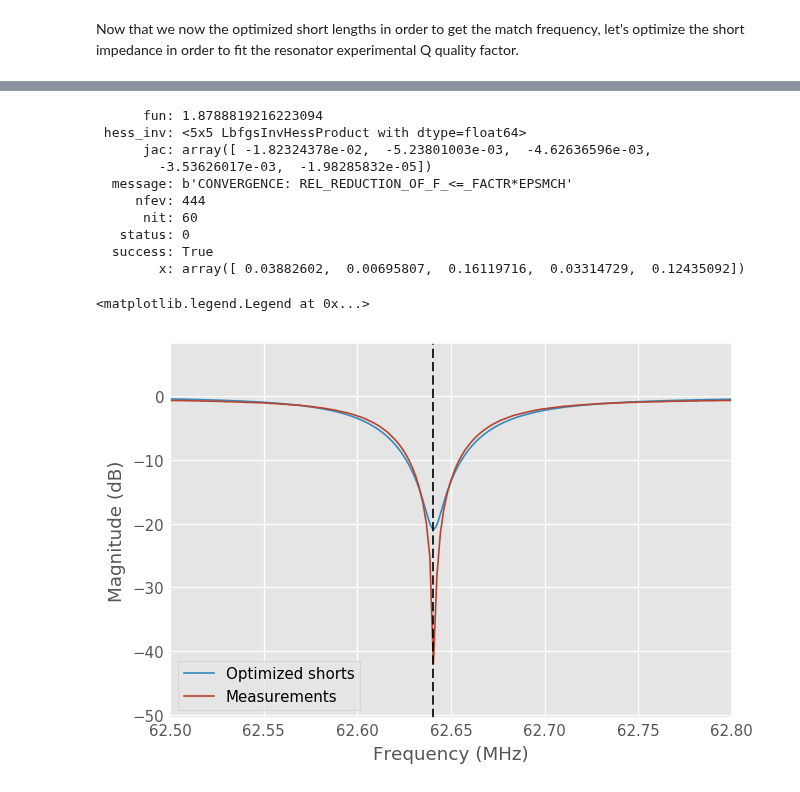
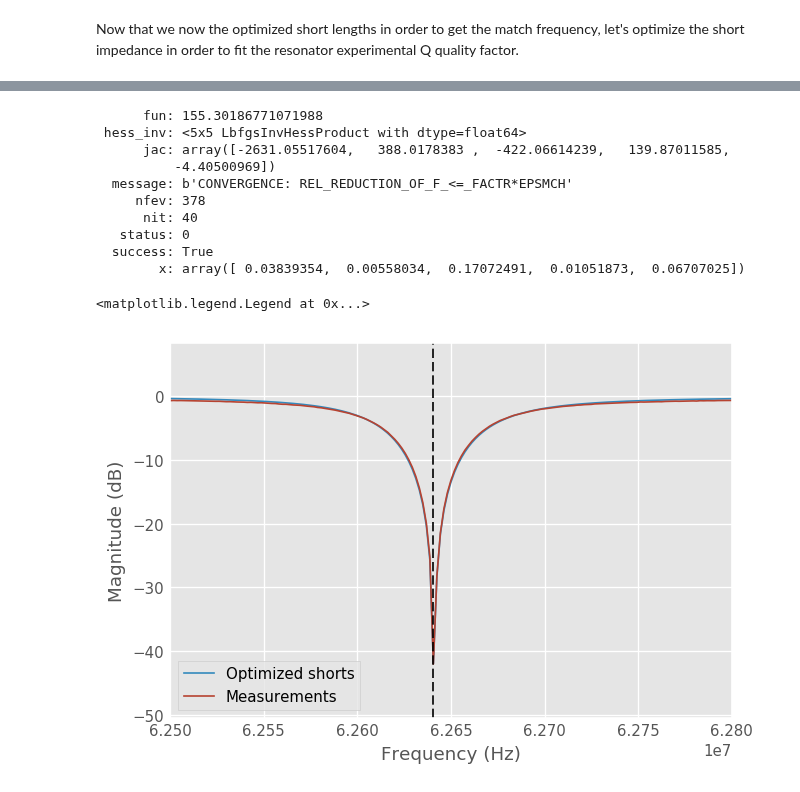
Before and after one commit to jhillairet/tresonator, a Jupyter notebook: Resonator Optimization vs Experimental Data.ipynb, the cells around one changed output, grey strips where cells are left out. Cells and saved outputs as stored; diff of their text form; code cells hidden in the pictures.

```diff
--- a/Resonator Optimization vs Experimental Data.ipynb
+++ b/Resonator Optimization vs Experimental Data.ipynb
@@ -124,26 +84,30 @@ plt.legend(('default short length values', 'optimized short lengths'))
 # %% [markdown]
 Now that we now the optimized short lengths in order to get the match frequency, let's optimize the short impedance in order to fit the resonator experimental Q quality factor.
 # %%
+exp_frequency = rf.frequency.f_2_frequency(exp_freq)
+area_exp = trapz(exp_mag, x=exp_freq)
+
 def optim_fun_impedance(short_properties):
     'Generates a resonator network from short impedance (Z_DUT,Z_CEA) and returns t'
+
     d_DUT, Z_DUT, d_CEA, Z_CEA, d_sstub = short_properties
     # calculates the resonator Network
     res = resonator_network(d_sc_CEA=d_CEA, d_sc_DUT=d_DUT,
                             Z_sc_CEA=Z_CEA, Z_sc_DUT=Z_DUT,
-                            d_sstub=d_sstub)
+                           d_sstub=d_sstub)
 
-    # The experimental frequency band does not match the HFSS simulated one.
-    # So before making any operations between Networks, need to interpolate them
-    exp_frequency = rf.frequency.f_2_frequency(exp_freq)
-    res_exp_freq = res.interpolate_from_f(exp_frequency)
-
-    return np.sum( (res_exp_freq.s_mag.squeeze() - exp_mag)**2)
+    crit = np.sum( (res.s_db.squeeze() - exp_mag_dB)**2) #least square
+    print(short_properties, crit)
+    return crit
 # %%
-Z_DUT_0 = 1e-3 # Ohm
-Z_CEA_0 = 1e-3 # Ohm
+d_DUT_0 = 0.0382479 # m,   ,  ,
+d_CEA_0 = 0.17083726 # m
+Z_DUT_0 = 0.01336376 # Ohm
+Z_CEA_0 = 0.01346897 # Ohm
 d_sstub_0 = 0
-bounds_pties = ((33e-3, 63e-3), (1e-4, 10), # DUT
-                (5e-3, 200e-3), (1e-4, 10), # CEA
-                (0, 900e-3)) # service stub
-optim_fun_impedance((d_DUT_opt, Z_DUT_0, d_CEA_opt, Z_CEA_0, d_sstub_0))
+
+bounds_pties = ((23e-3, 63e-3), (1e-4, 10), # d,Z DUT
+                (5e-3, 200e-3), (1e-4, 10), # d,Z CEA
+                (0, 700e-3)) # service stub
+optim_fun_impedance((d_DUT_0, Z_DUT_0, d_CEA_0, Z_CEA_0, d_sstub_0))
 # %% [output]
@@ -151,3 +116,3 @@ optim_fun_impedance((d_DUT_opt, Z_DUT_0, d_CEA_opt, Z_CEA_0, d_sstub_0))
 # %%
-opt_res = minimize(optim_fun_impedance, (d_DUT_opt, Z_DUT_0, d_CEA_opt, Z_CEA_0, d_sstub_0),
+opt_res = minimize(optim_fun_impedance, (d_DUT_0, Z_DUT_0, d_CEA_0, Z_CEA_0, d_sstub_0),
                   bounds=bounds_pties)
@@ -154,24 +137,25 @@ opt_res = minimize(optim_fun_impedance, (d_DUT_opt, Z_DUT_0, d_CEA_opt, Z_CEA_0,
 # %%
 print(opt_res)
-d_DUT_opt2, Z_DUT_opt, d_CEA_opt2, Z_CEA_opt, d_sstub_opt = opt_res.x
+d_DUT_opt, Z_DUT_opt, d_CEA_opt, Z_CEA_opt, d_sstub_opt = opt_res.x
 # %% [output]
-      fun: 1.8788819216223094
+      fun: 155.30186771071988
  hess_inv: <5x5 LbfgsInvHessProduct with dtype=float64>
-      jac: array([ -1.82324378e-02,  -5.23801003e-03,  -4.62636596e-03,
-        -3.53626017e-03,  -1.98285832e-05])
+      jac: array([-2631.05517604,   388.0178383 ,  -422.06614239,   139.87011585,
+          -4.40500969])
   message: b'CONVERGENCE: REL_REDUCTION_OF_F_<=_FACTR*EPSMCH'
-     nfev: 444
-      nit: 60
+     nfev: 378
+      nit: 40
    status: 0
   success: True
-        x: array([ 0.03882602,  0.00695807,  0.16119716,  0.03314729,  0.12435092])
+        x: array([ 0.03839354,  0.00558034,  0.17072491,  0.01051873,  0.06707025])
 # %%
-#resonator_network(d_sc_DUT=d_DUT_opt2, d_sc_CEA=d_CEA_opt2, Z_sc_CEA=Z_CEA_opt, Z_sc_DUT=Z_DUT_opt, d_sstub=0).plot_s_db()
-resonator_network(d_sc_DUT=d_DUT_opt2, d_sc_CEA=d_CEA_opt2, Z_sc_CEA=Z_CEA_opt, Z_sc_DUT=Z_DUT_opt, d_sstub=d_sstub_opt).plot_s_db()
-plt.plot(exp_freq/1e6, exp_mag_dB)
-plt.xlim(62.5, 62.8)
-plt.axvline(exp_freq_match/1e6, color='k', ls='--')
+resonator_network(d_sc_DUT=d_DUT_opt, d_sc_CEA=d_CEA_opt,
+                  Z_sc_CEA=Z_CEA_opt, Z_sc_DUT=Z_DUT_opt,
+                  d_sstub=d_sstub_opt).plot_s_db()
+plt.plot(exp_freq, exp_mag_dB)
+plt.xlim(62.5e6, 62.8e6)
+plt.axvline(exp_freq_match, color='k', ls='--')
 plt.legend(('Optimized shorts', 'Measurements'))
 # %% [output]
 <matplotlib.legend.Legend at 0x...>
-[figure, old version]
+[figure, new version]
```
Also changed, not shown: parts of 16 cells of this notebook, 3 other files.
